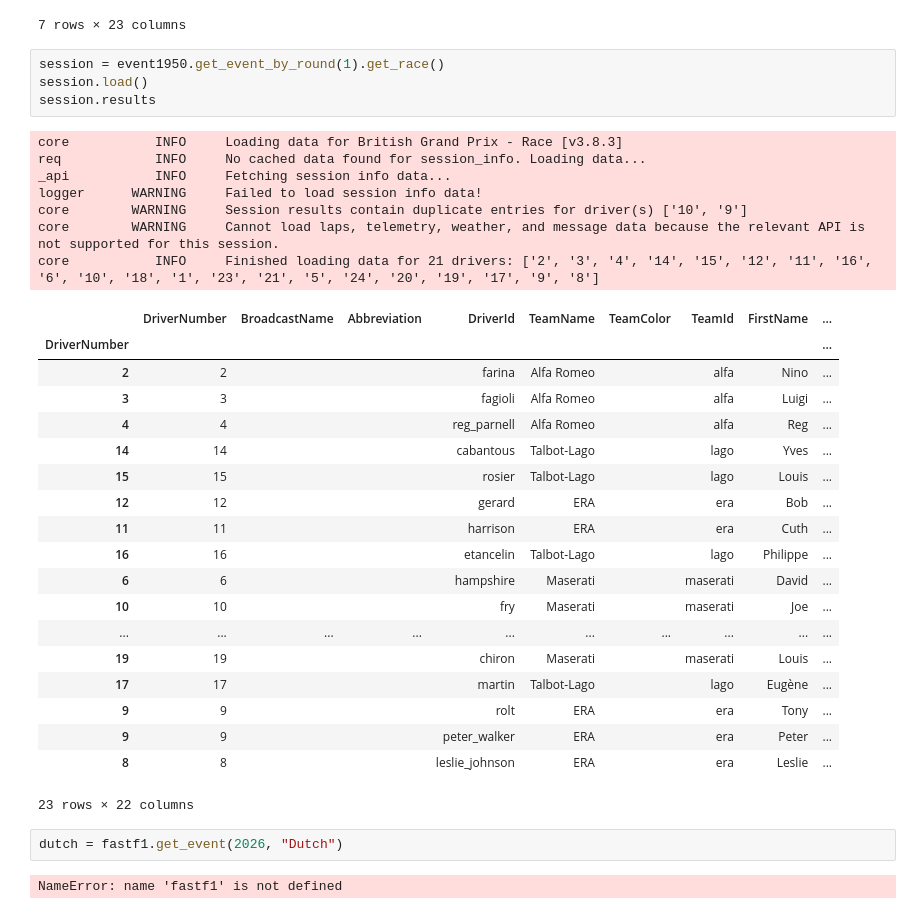
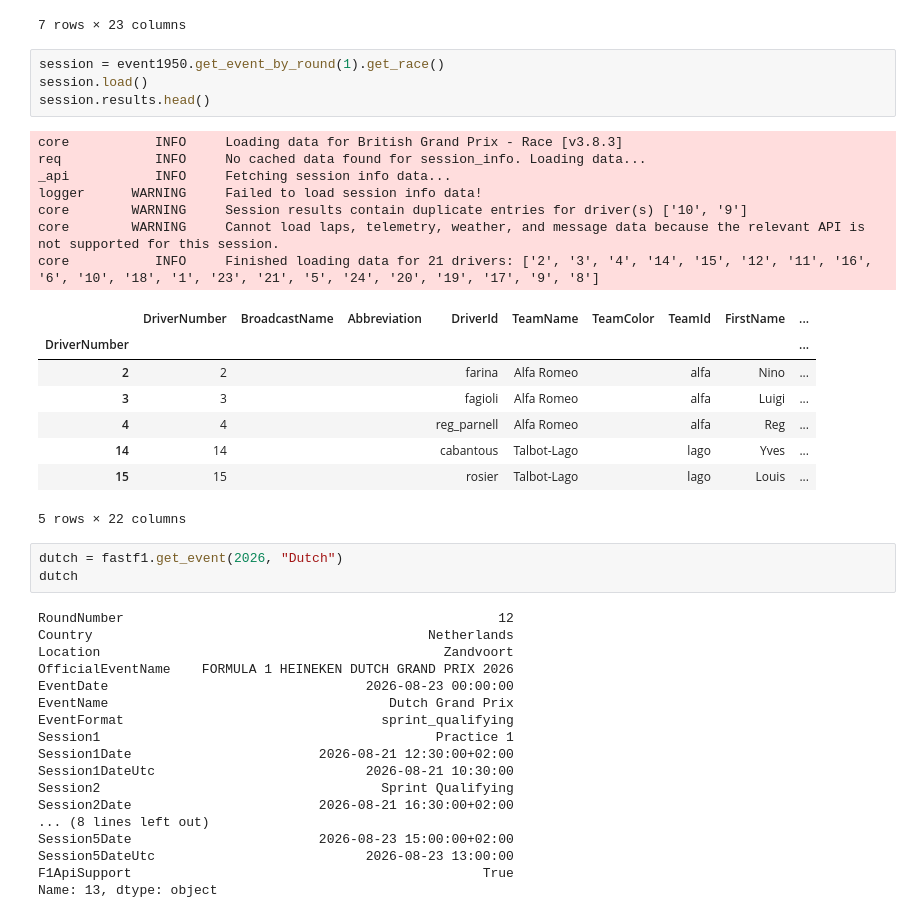
Before and after one commit to LukasBrookfield/f1-strategy-engine, a Jupyter notebook: notebooks/01_fastf1_test.ipynb, the cells around one changed output. Cells and saved outputs as stored; diff of their text form.

```diff
--- a/notebooks/01_fastf1_test.ipynb
+++ b/notebooks/01_fastf1_test.ipynb
@@ -130,36 +130,42 @@ event1950
 # %%
 session = event1950.get_event_by_round(1).get_race()
 session.load()
-session.results
+session.results.head()
 # %% [output]
 core           INFO     Loading data for British Grand Prix - Race [v3.8.3]
 req            INFO     No cached data found for session_info. Loading data...
 _api           INFO     Fetching session info data...
 logger      WARNING     Failed to load session info data!
 core        WARNING     Session results contain duplicate entries for driver(s) ['10', '9']
 core        WARNING     Cannot load laps, telemetry, weather, and message data because the relevant API is not supported for this session.
 core           INFO     Finished loading data for 21 drivers: ['2', '3', '4', '14', '15', '12', '11', '16', '6', '10', '18', '1', '23', '21', '5', '24', '20', '19', '17', '9', '8']
 |  | DriverNumber | BroadcastName | Abbreviation | DriverId | TeamName | TeamColor | TeamId | FirstName | ... |
 | DriverNumber |  |  |  |  |  |  |  |  | ... |
 | 2 | 2 |  |  | farina | Alfa Romeo |  | alfa | Nino | ... |
 | 3 | 3 |  |  | fagioli | Alfa Romeo |  | alfa | Luigi | ... |
 | 4 | 4 |  |  | reg_parnell | Alfa Romeo |  | alfa | Reg | ... |
 | 14 | 14 |  |  | cabantous | Talbot-Lago |  | lago | Yves | ... |
 | 15 | 15 |  |  | rosier | Talbot-Lago |  | lago | Louis | ... |
-| 12 | 12 |  |  | gerard | ERA |  | era | Bob | ... |
-| 11 | 11 |  |  | harrison | ERA |  | era | Cuth | ... |
-| 16 | 16 |  |  | etancelin | Talbot-Lago |  | lago | Philippe | ... |
-| 6 | 6 |  |  | hampshire | Maserati |  | maserati | David | ... |
-| 10 | 10 |  |  | fry | Maserati |  | maserati | Joe | ... |
-| ... | ... | ... | ... | ... | ... | ... | ... | ... | ... |
-| 19 | 19 |  |  | chiron | Maserati |  | maserati | Louis | ... |
-| 17 | 17 |  |  | martin | Talbot-Lago |  | lago | Eugène | ... |
-| 9 | 9 |  |  | rolt | ERA |  | era | Tony | ... |
-| 9 | 9 |  |  | peter_walker | ERA |  | era | Peter | ... |
-| 8 | 8 |  |  | leslie_johnson | ERA |  | era | Leslie | ... |
-23 rows × 22 columns
+5 rows × 22 columns
 # %%
 dutch = fastf1.get_event(2026, "Dutch")
+dutch
 # %% [output]
-NameError: name 'fastf1' is not defined
+RoundNumber                                                12
+Country                                           Netherlands
+Location                                            Zandvoort
+OfficialEventName    FORMULA 1 HEINEKEN DUTCH GRAND PRIX 2026
+EventDate                                 2026-08-23 00:00:00
+EventName                                    Dutch Grand Prix
+EventFormat                                 sprint_qualifying
+Session1                                           Practice 1
+Session1Date                        2026-08-21 12:30:00+02:00
+Session1DateUtc                           2026-08-21 10:30:00
+Session2                                    Sprint Qualifying
+Session2Date                        2026-08-21 16:30:00+02:00
+... (8 lines left out)
+Session5Date                        2026-08-23 15:00:00+02:00
+Session5DateUtc                           2026-08-23 13:00:00
+F1ApiSupport                                             True
+Name: 13, dtype: object
 # %%
```
Also changed, not shown: parts of 1 cell of this notebook, 3 other files.
